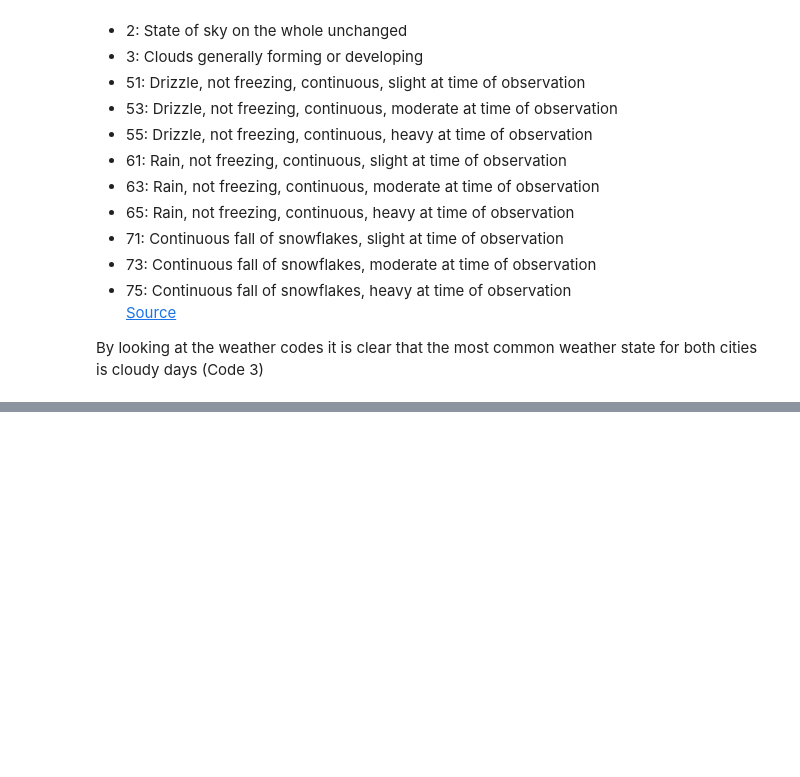
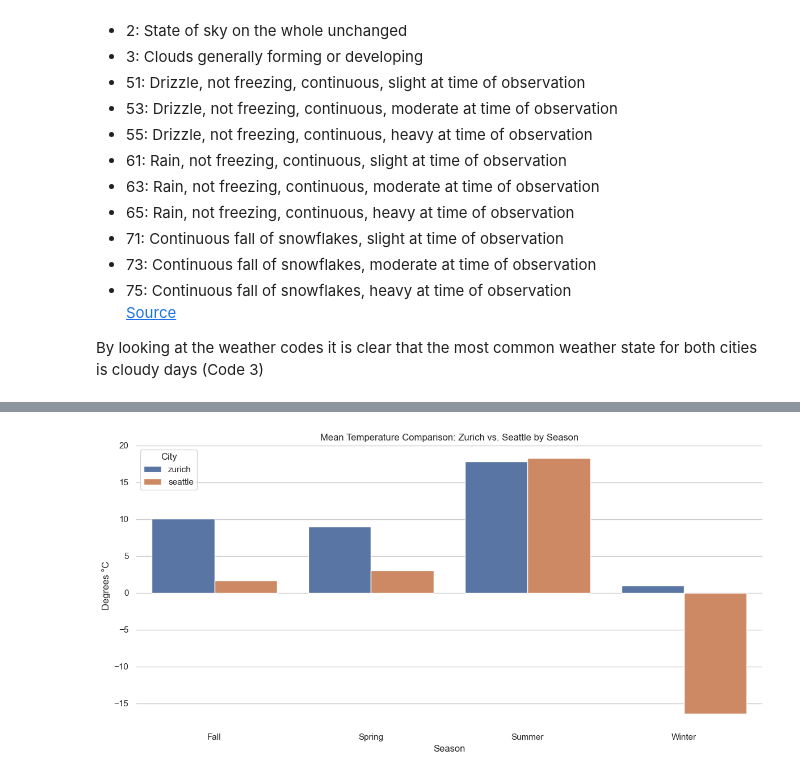
Before and after one commit to Jaffels/CIP_FS25_111, a Jupyter notebook: Johan.ipynb, the cells around one changed output, grey strips where cells are left out. Saved outputs shown, nothing was run; the diff lists cells and outputs as text; code cells hidden in the pictures; blank space fills up the shorter version.

```diff
--- a/Johan.ipynb
+++ b/Johan.ipynb
@@ -476,0 +465,22 @@ len(seasons)
+# %%
+# Create a function to map months to seasons
+def get_seasons(month):
+	if month in [12, 1, 2]:
+		return 'Winter'
+	elif month in [3, 4, 5]:
+		return 'Spring'
+	elif month in [6, 7, 8]:
+		return 'Summer'
+	elif month in [9, 10, 11]:
+		return 'Fall'
+	else:
+		print("There was an error")
+
+# Create a seasonal column for the dataframe
+merged_df['season'] = merged_df.index.month.map(get_seasons)
+
+# Calculate mean values for each numeric column by season
+seasons = merged_df.groupby('season').mean()
+
+# Drop the weather code columns
+seasons = seasons.drop(['weather_code_zurich', 'weather_code_seattle'], axis=1)
@@ -476,0 +497,23 @@ len(seasons)
+# %%
+# Restructure the DataFrame for better plotting
+seasons_reset = seasons.reset_index()
+seasons_temp = pd.melt(seasons_reset, id_vars='season',
+                       value_vars=['temperature_2m_mean_zurich', 'temperature_2m_mean_seattle'],
+                       var_name='City', value_name='Mean Temperature')
+
+# Extract city names
+seasons_temp['City'] = seasons_temp['City'].str.replace('temperature_2m_mean_', '', regex=False)
+
+#Improved plotting with better aesthetics
+plt.figure(figsize=(12, 6))
+sns.barplot(x='season', y='Mean Temperature', hue='City', data=seasons_temp)
+plt.title('Mean Temperature Comparison: Zurich vs. Seattle by Season')
+plt.xlabel('Season')
+plt.ylabel('Degrees °C')
+plt.xticks(rotation=0) #Keep x-axis labels horizontal
+plt.legend(title='City', loc='upper left') #Move legend
+sns.despine(left=True, bottom=True) #Remove top and right spines for cleaner look
+plt.tight_layout()
+plt.show()
+# %% [output]
+[figure, added]
```
Also changed, not shown: parts of 13 cells of this notebook, 1 other file.
